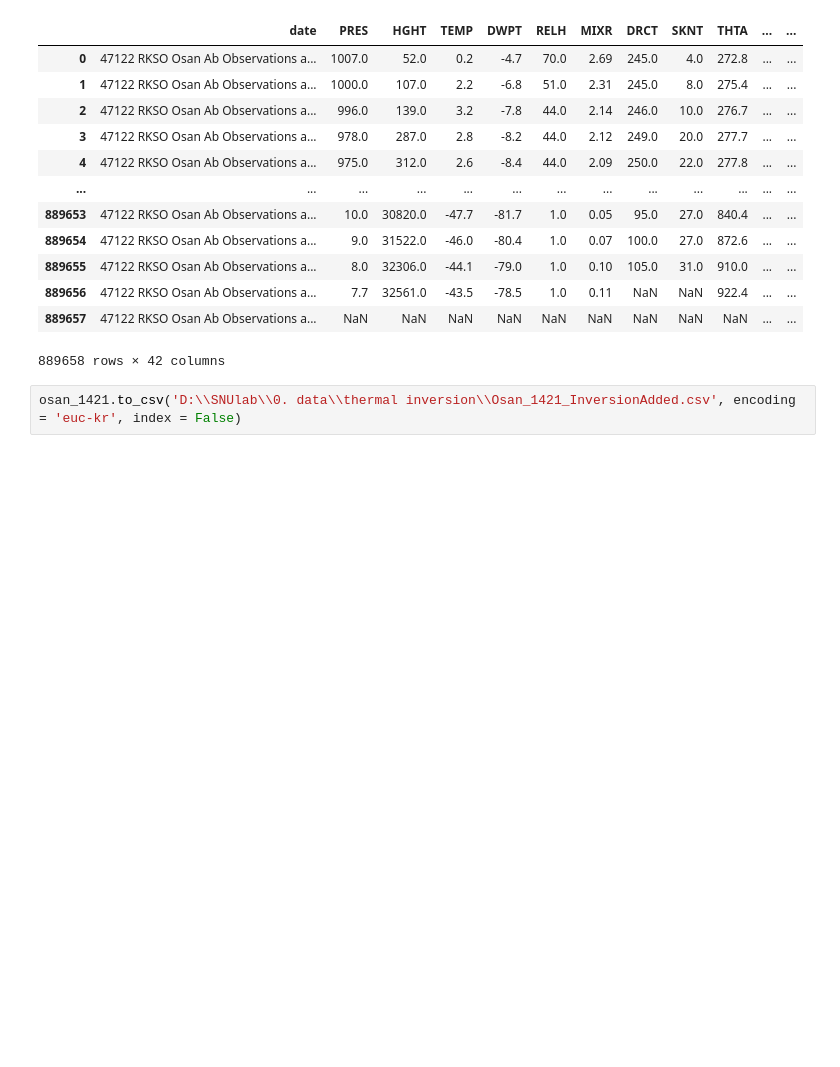
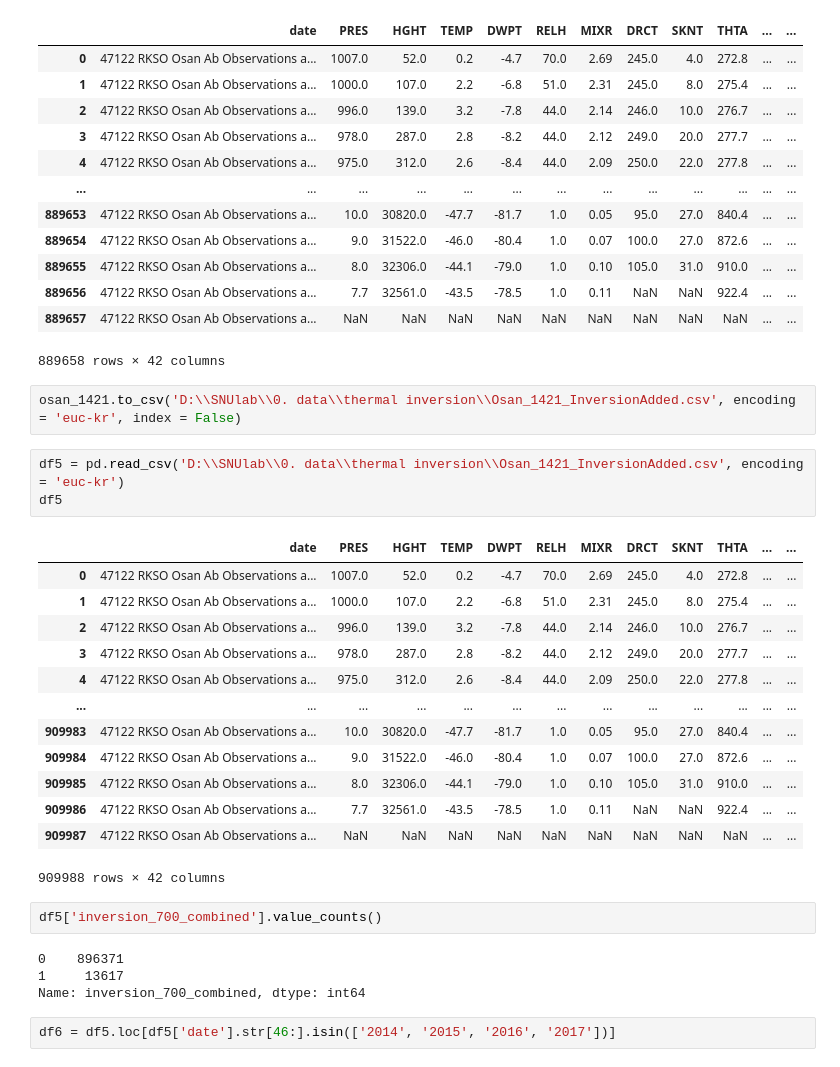
Before and after one commit to ZIO-KIM/SNUlab, a Jupyter notebook: thermal_inversion_calculation.ipynb, the cells around one changed output. Drawn from its saved outputs; the diff is of its cells as text; blank space fills up the shorter version.

```diff
--- a/thermal_inversion_calculation.ipynb
+++ b/thermal_inversion_calculation.ipynb
@@ -339,3 +343,28 @@ osan_1421
 889658 rows × 42 columns
 # %%
 osan_1421.to_csv('D:\\SNUlab\\0. data\\thermal inversion\\Osan_1421_InversionAdded.csv', encoding = 'euc-kr', index = False)
+# %%
+df5 = pd.read_csv('D:\\SNUlab\\0. data\\thermal inversion\\Osan_1421_InversionAdded.csv', encoding = 'euc-kr')
+df5
+# %% [output]
+|  | date | PRES | HGHT | TEMP | DWPT | RELH | MIXR | DRCT | SKNT | THTA | ... | ... |
+| 0 | 47122 RKSO Osan Ab Observations a... | 1007.0 | 52.0 | 0.2 | -4.7 | 70.0 | 2.69 | 245.0 | 4.0 | 272.8 | ... | ... |
+| 1 | 47122 RKSO Osan Ab Observations a... | 1000.0 | 107.0 | 2.2 | -6.8 | 51.0 | 2.31 | 245.0 | 8.0 | 275.4 | ... | ... |
+| 2 | 47122 RKSO Osan Ab Observations a... | 996.0 | 139.0 | 3.2 | -7.8 | 44.0 | 2.14 | 246.0 | 10.0 | 276.7 | ... | ... |
+| 3 | 47122 RKSO Osan Ab Observations a... | 978.0 | 287.0 | 2.8 | -8.2 | 44.0 | 2.12 | 249.0 | 20.0 | 277.7 | ... | ... |
+| 4 | 47122 RKSO Osan Ab Observations a... | 975.0 | 312.0 | 2.6 | -8.4 | 44.0 | 2.09 | 250.0 | 22.0 | 277.8 | ... | ... |
+| ... | ... | ... | ... | ... | ... | ... | ... | ... | ... | ... | ... | ... |
+| 909983 | 47122 RKSO Osan Ab Observations a... | 10.0 | 30820.0 | -47.7 | -81.7 | 1.0 | 0.05 | 95.0 | 27.0 | 840.4 | ... | ... |
+| 909984 | 47122 RKSO Osan Ab Observations a... | 9.0 | 31522.0 | -46.0 | -80.4 | 1.0 | 0.07 | 100.0 | 27.0 | 872.6 | ... | ... |
+| 909985 | 47122 RKSO Osan Ab Observations a... | 8.0 | 32306.0 | -44.1 | -79.0 | 1.0 | 0.10 | 105.0 | 31.0 | 910.0 | ... | ... |
+| 909986 | 47122 RKSO Osan Ab Observations a... | 7.7 | 32561.0 | -43.5 | -78.5 | 1.0 | 0.11 | NaN | NaN | 922.4 | ... | ... |
+| 909987 | 47122 RKSO Osan Ab Observations a... | NaN | NaN | NaN | NaN | NaN | NaN | NaN | NaN | NaN | ... | ... |
+909988 rows × 42 columns
+# %%
+df5['inversion_700_combined'].value_counts()
+# %% [output]
+0    896371
+1     13617
+Name: inversion_700_combined, dtype: int64
+# %%
+df6 = df5.loc[df5['date'].str[46:].isin(['2014', '2015', '2016', '2017'])]
```
Also changed, not shown: parts of 24 cells of this notebook, 4 other files.
